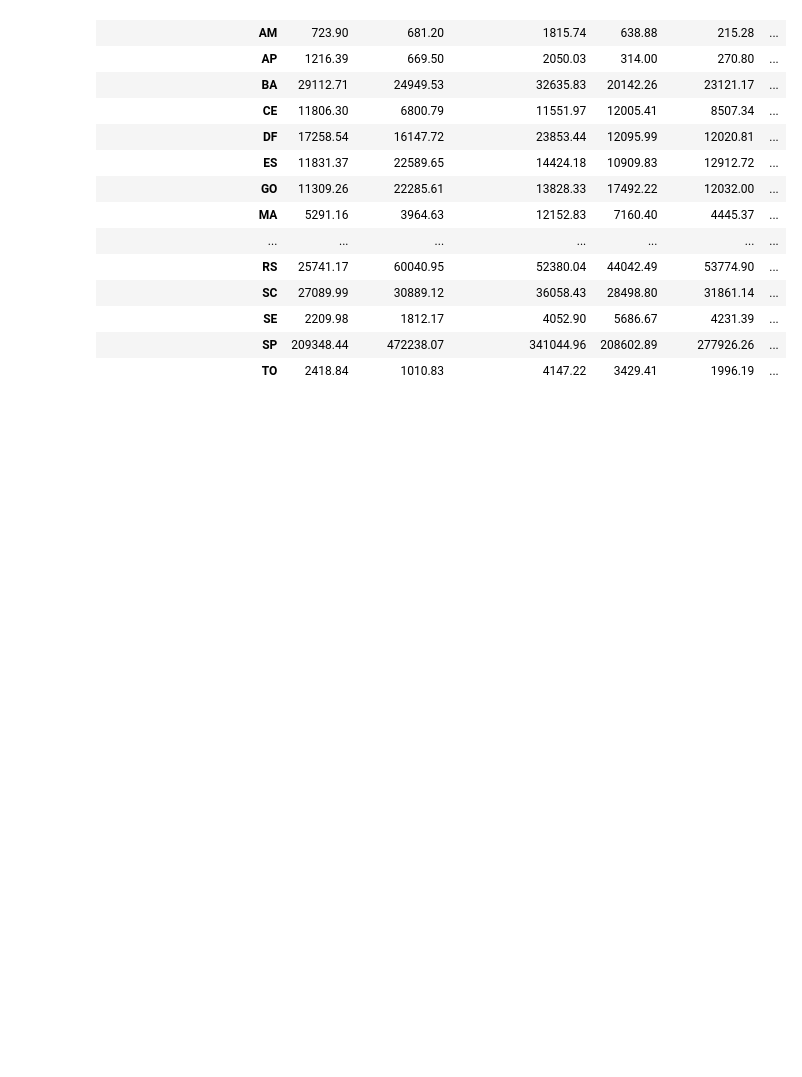
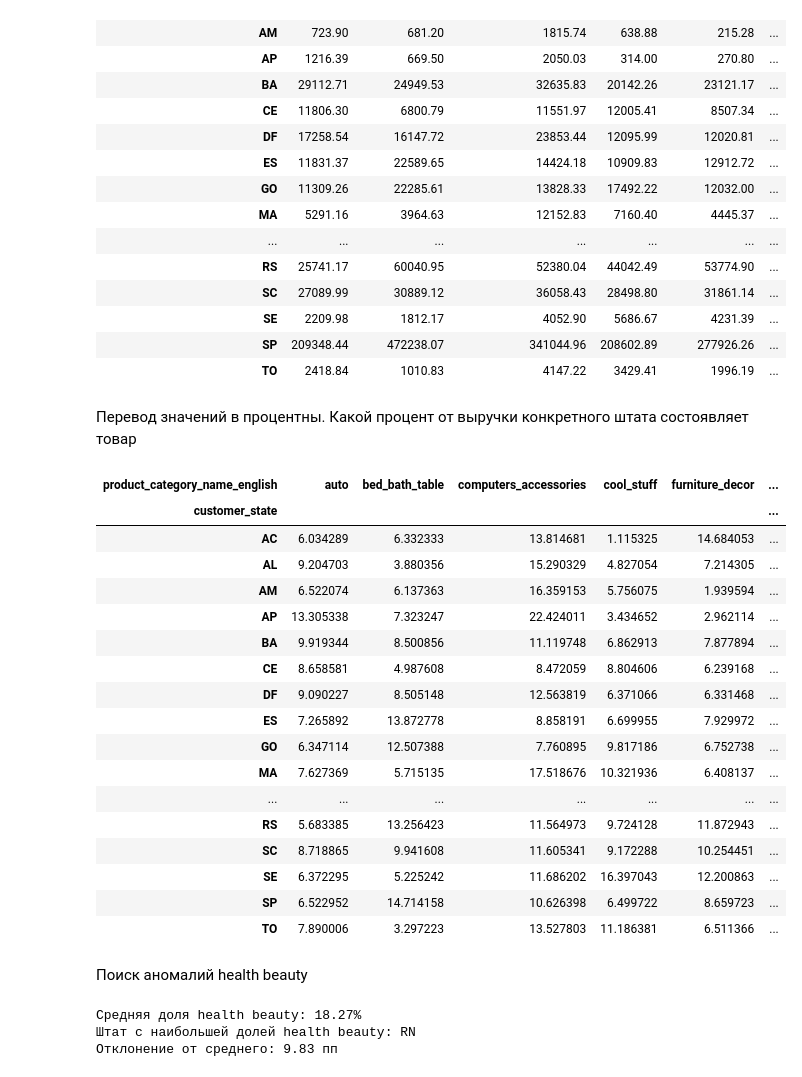
Before and after one commit to Ferrddd/Python-lab3, a Jupyter notebook: main.ipynb, the cells around one changed output. Saved outputs shown, nothing was run; the diff lists cells and outputs as text; code cells hidden in the pictures; blank space fills up the shorter version.

```diff
--- a/main.ipynb
+++ b/main.ipynb
@@ -235,3 +226,47 @@ pivot
 | SE | 2209.98 | 1812.17 | 4052.90 | 5686.67 | 4231.39 | ... |
 | SP | 209348.44 | 472238.07 | 341044.96 | 208602.89 | 277926.26 | ... |
 | TO | 2418.84 | 1010.83 | 4147.22 | 3429.41 | 1996.19 | ... |
+# %% [markdown]
+Перевод значений в процентны. Какой процент от выручки конкретного штата состоявляет товар
+# %%
+pivot_pct = pivot.div(pivot.sum(axis=1), axis=0) * 100
+#pivot.sum считает сумму всех значений в строке
+#pivot.div делит каждое значение в строке на сумму
+
+pivot_pct
+# %% [output]
+| product_category_name_english | auto | bed_bath_table | computers_accessories | cool_stuff | furniture_decor | ... |
+| customer_state |  |  |  |  |  | ... |
+| AC | 6.034289 | 6.332333 | 13.814681 | 1.115325 | 14.684053 | ... |
+| AL | 9.204703 | 3.880356 | 15.290329 | 4.827054 | 7.214305 | ... |
+| AM | 6.522074 | 6.137363 | 16.359153 | 5.756075 | 1.939594 | ... |
+| AP | 13.305338 | 7.323247 | 22.424011 | 3.434652 | 2.962114 | ... |
+| BA | 9.919344 | 8.500856 | 11.119748 | 6.862913 | 7.877894 | ... |
+| CE | 8.658581 | 4.987608 | 8.472059 | 8.804606 | 6.239168 | ... |
+| DF | 9.090227 | 8.505148 | 12.563819 | 6.371066 | 6.331468 | ... |
+| ES | 7.265892 | 13.872778 | 8.858191 | 6.699955 | 7.929972 | ... |
+| GO | 6.347114 | 12.507388 | 7.760895 | 9.817186 | 6.752738 | ... |
+| MA | 7.627369 | 5.715135 | 17.518676 | 10.321936 | 6.408137 | ... |
+| ... | ... | ... | ... | ... | ... | ... |
+| RS | 5.683385 | 13.256423 | 11.564973 | 9.724128 | 11.872943 | ... |
+| SC | 8.718865 | 9.941608 | 11.605341 | 9.172288 | 10.254451 | ... |
+| SE | 6.372295 | 5.225242 | 11.686202 | 16.397043 | 12.200863 | ... |
+| SP | 6.522952 | 14.714158 | 10.626398 | 6.499722 | 8.659723 | ... |
+| TO | 7.890006 | 3.297223 | 13.527803 | 11.186381 | 6.511366 | ... |
+# %% [markdown]
+Поиск аномалий health beauty
+# %%
+#Среднее значение
+mean_val = pivot_pct["health_beauty"].mean()
+
+#Штат с наибольшим процентом и его значние
+anomaly_state = pivot_pct["health_beauty"].idxmax()
+anomaly_val   = pivot_pct["health_beauty"].max()
+
+print(f"Средняя доля health beauty: {mean_val:.2f}%")
+print(f"Штат с наибольшей долей health beauty: {anomaly_state}")
+print(f"Отклонение от среднего: {(anomaly_val - mean_val):.2f} пп")
+# %% [output]
+Средняя доля health beauty: 18.27%
+Штат с наибольшей долей health beauty: RN
+Отклонение от среднего: 9.83 пп
```
Also changed, not shown: parts of 1 cell of this notebook, 1 other file.
